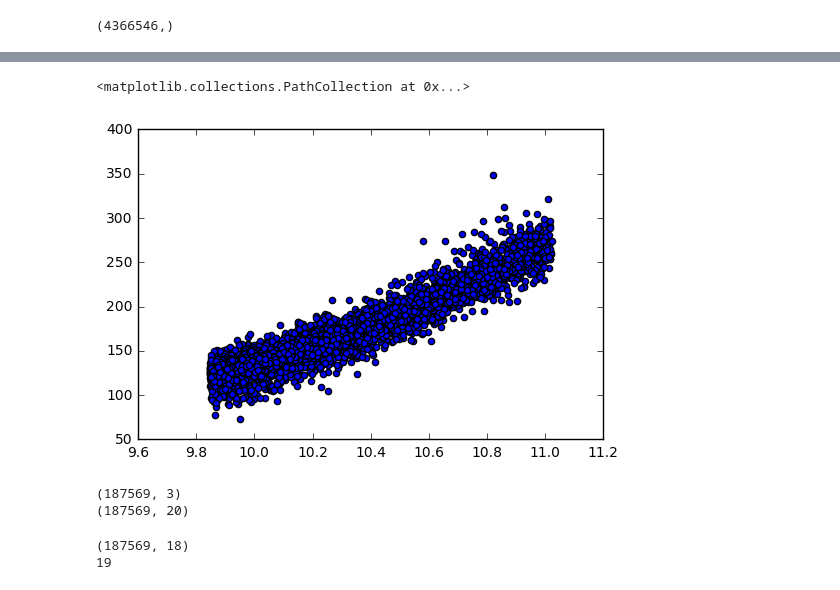
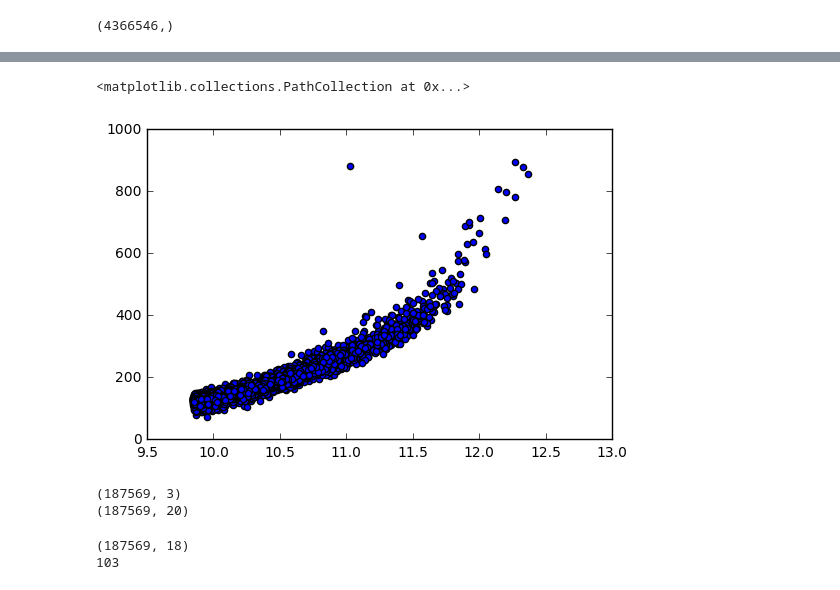
Before and after one commit to astroandes/IllustrisLG, a Jupyter notebook: code/SampleLG.ipynb, the cells around one changed output, grey strips where cells are left out. Saved outputs shown, nothing was run; the diff lists cells and outputs as text; code cells hidden in the pictures.

Commit message:
set halo masses of parents

```diff
--- a/code/SampleLG.ipynb
+++ b/code/SampleLG.ipynb
@@ -82,0 +66,4 @@ size set S3: 6947 halos
+# %%
+index_S = where(subhalo_stellar_mass/hubble>1.0)
+n_S = size(index_S)
+print("size subset: %d halos"%(n_S))
@@ -83,5 +78,5 @@ size set S3: 6947 halos
 # %%
-scatter(log10(subhalo_stellar_mass[index_S1])+10, subhalo_vmax[index_S1])
+scatter(log10(subhalo_stellar_mass[index_S])+10, subhalo_vmax[index_S])
 # %% [output]
 <matplotlib.collections.PathCollection at 0x...>
-[figure, old version]
+[figure, new version]
@@ -124,8 +121,8 @@ print(dist_S3.shape)
 (187569, 3)
 (187569, 20)
 # %%
-neighbor_index = ind_S3[:,1]
-neighbor_list = ind_S3[:,2:]
+neighbor_index = ind_S[:,1]
+neighbor_list = ind_S[:,2:]
 print(shape(neighbor_list))
 
 n_pairs = 0
@@ -133,27 +130,29 @@ n_pairs = 0
 halo_A_id = empty((0), dtype=int)
 halo_B_id = empty((0), dtype=int)
 
-for i in range(n_S3):
-    l = neighbor_index[neighbor_index[i]]% n_S3
-    j = neighbor_index[i] % n_S3
+for i in range(n_S):
+    l = neighbor_index[neighbor_index[i]]% n_S
+    j = neighbor_index[i] % n_S
 
-    other_j = neighbor_list[i,:] % n_S3
-    other_l = neighbor_list[neighbor_index[i],:] % n_S3
+    other_j = neighbor_list[i,:] % n_S
+    other_l = neighbor_list[neighbor_index[i],:] % n_S
 
-    if((i==l) & (not (j in halo_A_id)) & (not (j in halo_B_id))): # first check to find mutual neighbors
-
-        if((S3_stellar_mass[i]/hubble<15.0) & (S3_stellar_mass[j]/hubble<15.0)): #second check on the masses of the two galaxies
-            if((dist_S3[i,1]/hubble<(1500.0)) & (dist_S3[i,1]/hubble>500.0)): #third check on the distance between the two galaxies
-                stellar_mass_i = S3_pad_stellar_mass[i]
-                stellar_mass_j = S3_pad_stellar_mass[j]
+    if((i==l) & (not (j in halo_A_id)) & (not (i in halo_B_id))): # first check to find mutual neighbors
+        if((S_stellar_mass[i]/hubble<20.0) & (S_stellar_mass[j]/hubble<20.0)): #second check on the masses of the two galaxies
+            if((dist_S[i,1]<(1500.0*hubble)) & (dist_S[i,1]>(500.0*hubble))): #third check on the distance between the two galaxies
+                stellar_mass_i = S_pad_stellar_mass[i]
+                stellar_mass_j = S_pad_stellar_mass[j]
                 star_mass_limit = min([stellar_mass_i, stellar_mass_j])
-                massive_close_to_i = any((dist_S3[other_j,2:]/hubble<(2000.0)) & (S3_pad_stellar_mass[other_j]/hubble>=star_mass_limit))
-                massive_close_to_j = any((dist_S3[other_l,2:]/hubble<(2000.0)) & (S3_pad_stellar_mass[other_l]/hubble>=star_mass_limit))
-                if((not massive_close_to_i) & (not massive_close_to_j)): #third check on isolation from massive galaxies
+                pair_d = dist_S[i,1] # This is the current pair distance
+                dist_limit = pair_d * 3.0
+                massive_close_to_i = any((dist_S[i,2:]<dist_limit))
+                massive_close_to_j = any((dist_S[j,2:]<dist_limit))
+                if((not massive_close_to_i) & (not massive_close_to_j)):
                     n_pairs = n_pairs+ 1
                     halo_A_id = append(halo_A_id, int(i))
                     halo_B_id = append(halo_B_id, int(j))
+                    #print(pair_d)
 print(n_pairs)
 # %% [output]
 (187569, 18)
-19
+103
```
Also changed, not shown: parts of 24 cells of this notebook.
